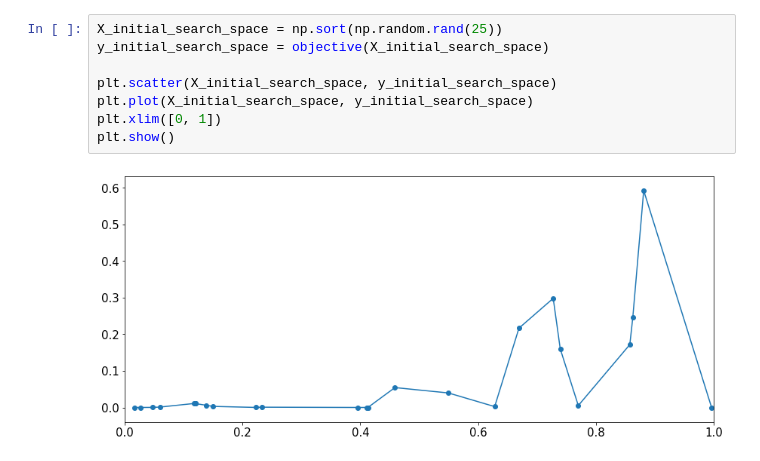
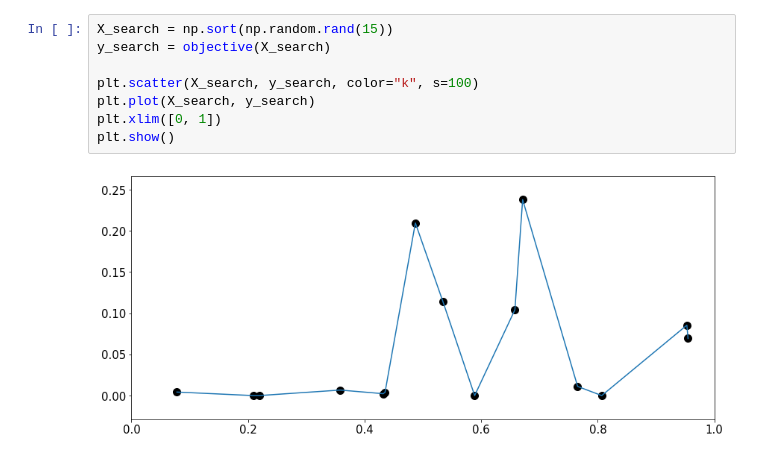
Before and after one commit to sithankanna/naive-bayesians, a Jupyter notebook: meetups/season4/HyperParam_Opt_From_Scratch.ipynb, the cells around one changed output. Drawn from its saved outputs; the diff is of its cells as text.

```diff
--- a/meetups/season4/HyperParam_Opt_From_Scratch.ipynb
+++ b/meetups/season4/HyperParam_Opt_From_Scratch.ipynb
@@ -47,11 +52,11 @@ Optima: x=0.9, y=0.81
 # %%
-X_initial_search_space = np.sort(np.random.rand(25))
-y_initial_search_space = objective(X_initial_search_space)
+X_search = np.sort(np.random.rand(15))
+y_search = objective(X_search)
 
-plt.scatter(X_initial_search_space, y_initial_search_space)
-plt.plot(X_initial_search_space, y_initial_search_space)
+plt.scatter(X_search, y_search, color="k", s=100)
+plt.plot(X_search, y_search)
 plt.xlim([0, 1])
 plt.show()
 # %% [output]
-[figure, old version]
+[figure, new version]
 [interactive output not drawn]
```
Also changed, not shown: parts of 18 cells of this notebook.
